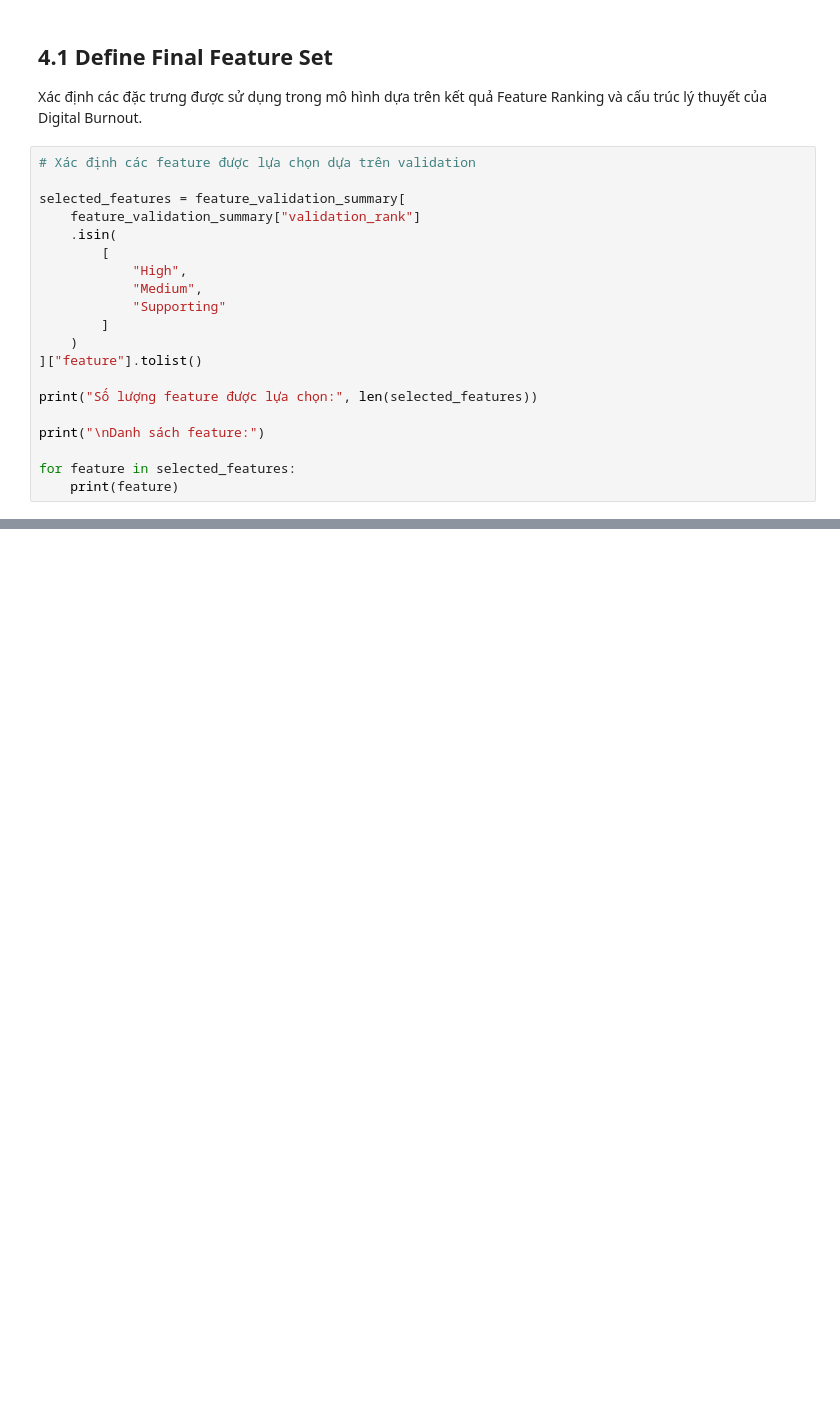
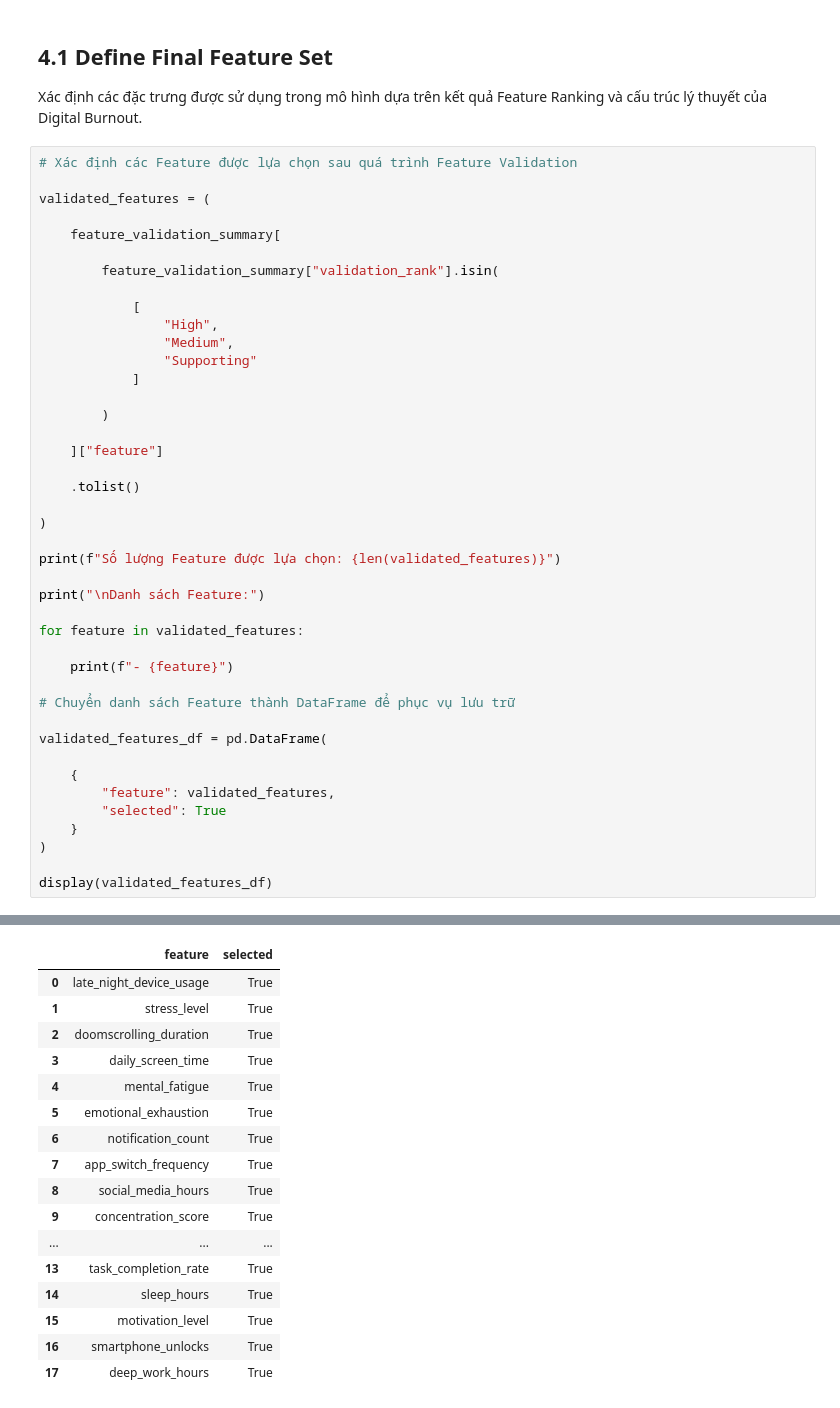
Before and after one commit to NguynnThah/DA016, a Jupyter notebook: notebooks/vietnam_dataset/04_feature_validation.ipynb, the cells around one changed output, grey strips where cells are left out. Saved outputs shown, nothing was run; the diff lists cells and outputs as text; blank space fills up the shorter version.

Commit message:
update: vn_dataset feature validation

```diff
--- a/notebooks/vietnam_dataset/04_feature_validation.ipynb
+++ b/notebooks/vietnam_dataset/04_feature_validation.ipynb
@@ -1075,23 +1075,45 @@ Một đặc trưng được giữ lại nếu thỏa mãn một trong các đi
 
 Xác định các đặc trưng được sử dụng trong mô hình dựa trên kết quả Feature Ranking và cấu trúc lý thuyết của Digital Burnout.
 # %%
-# Xác định các feature được lựa chọn dựa trên validation
+# Xác định các Feature được lựa chọn sau quá trình Feature Validation
 
-selected_features = feature_validation_summary[
-    feature_validation_summary["validation_rank"]
-    .isin(
-        [
-            "High",
-            "Medium",
-            "Supporting"
-        ]
-    )
-]["feature"].tolist()
+validated_features = (
 
-print("Số lượng feature được lựa chọn:", len(selected_features))
+    feature_validation_summary[
 
-print("\nDanh sách feature:")
+        feature_validation_summary["validation_rank"].isin(
 
-for feature in selected_features:
-    print(feature)
+            [
+                "High",
+                "Medium",
+                "Supporting"
+            ]
+
+        )
+
+    ]["feature"]
+
+    .tolist()
+
+)
+
+print(f"Số lượng Feature được lựa chọn: {len(validated_features)}")
+
+print("\nDanh sách Feature:")
+
+for feature in validated_features:
+
+    print(f"- {feature}")
+
+# Chuyển danh sách Feature thành DataFrame để phục vụ lưu trữ
+
+validated_features_df = pd.DataFrame(
+
+    {
+        "feature": validated_features,
+        "selected": True
+    }
+)
+
+display(validated_features_df)
 # %% [output]
@@ -1114,0 +1137,17 @@ deep_work_hours
+|  | feature | selected |
+| 0 | late_night_device_usage | True |
+| 1 | stress_level | True |
+| 2 | doomscrolling_duration | True |
+| 3 | daily_screen_time | True |
+| 4 | mental_fatigue | True |
+| 5 | emotional_exhaustion | True |
+| 6 | notification_count | True |
+| 7 | app_switch_frequency | True |
+| 8 | social_media_hours | True |
+| 9 | concentration_score | True |
+| ... | ... | ... |
+| 13 | task_completion_rate | True |
+| 14 | sleep_hours | True |
+| 15 | motivation_level | True |
+| 16 | smartphone_unlocks | True |
+| 17 | deep_work_hours | True |
```
Also changed, not shown: parts of 12 cells of this notebook.
